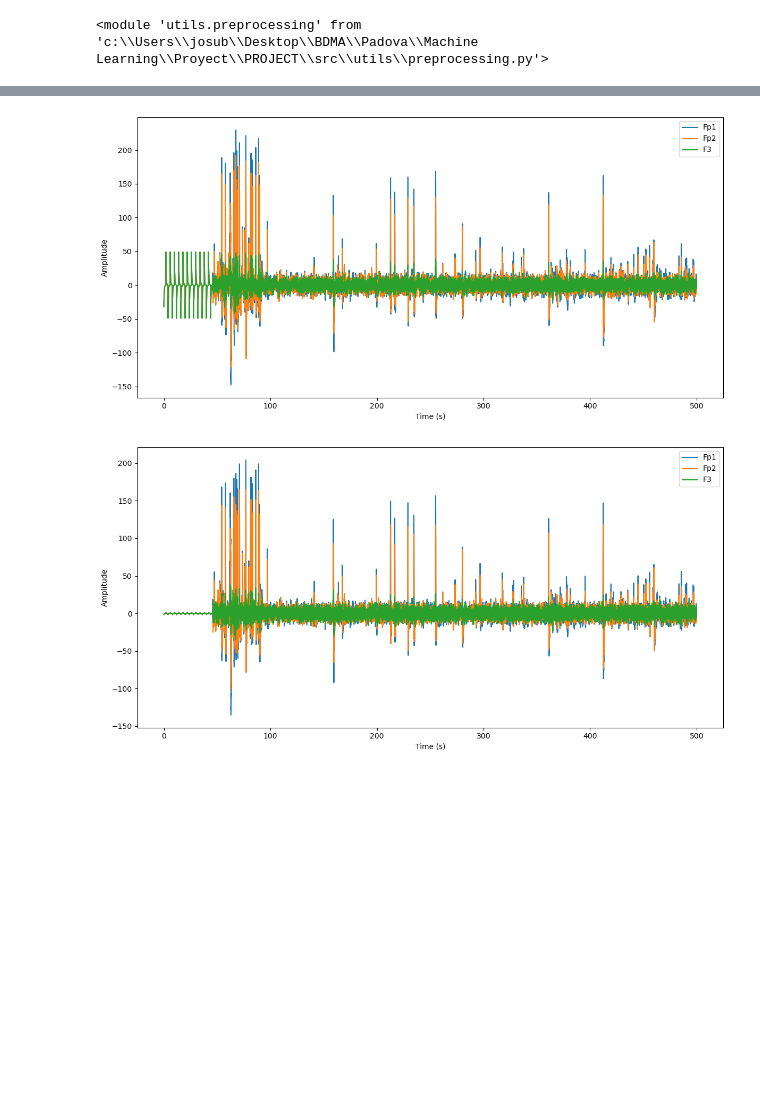
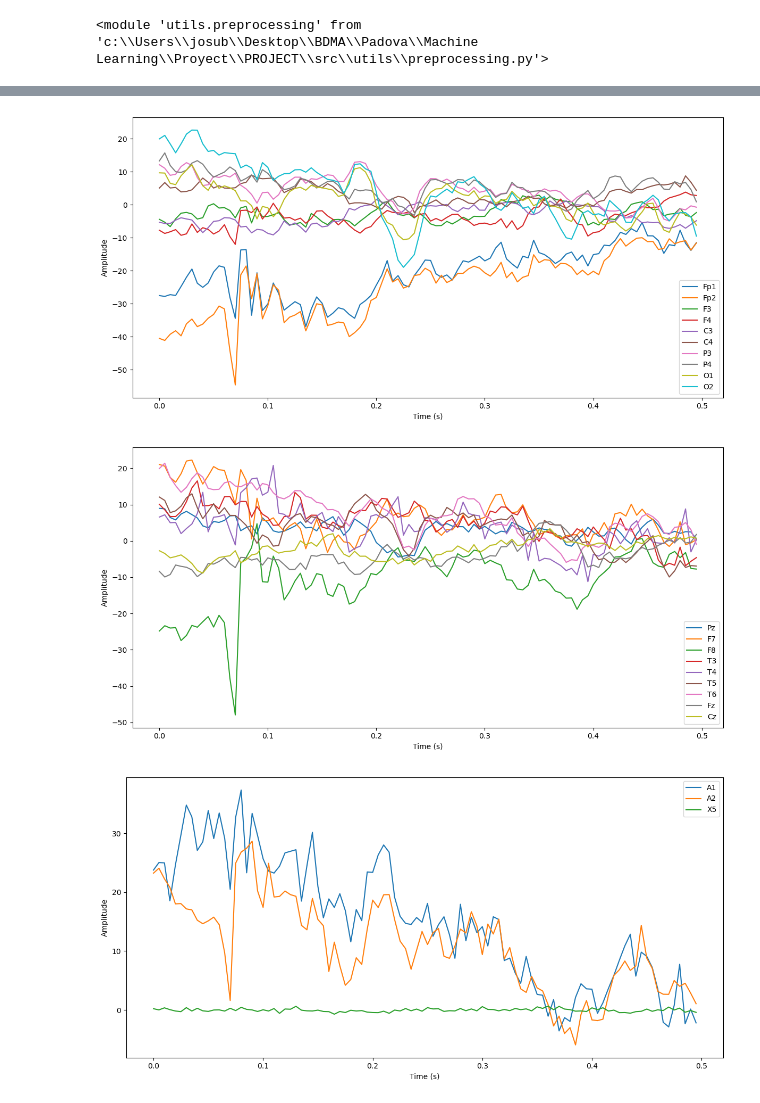
Before and after one commit to eZWALT/ML4HD-Machine-Learning-for-Human-Data, a Jupyter notebook: PROJECT/src/main.ipynb, the cells around one changed output, grey strips where cells are left out. Cells and saved outputs as stored; diff of their text form; code cells hidden in the pictures; blank space fills up the shorter version.

```diff
--- a/PROJECT/src/main.ipynb
+++ b/PROJECT/src/main.ipynb
@@ -60,8 +12,7 @@ shape: (5, 22)
+# %%
+file_name="../data/5F-SubjectA-160405-5St-SGLHand.mat"
 # %%
-import numpy as np
-import matplotlib.pyplot as plt
-# Now this will work properly
-metadata, eeg_data = u.read_file("../data/5F-SubjectB-151110-5St-SGLHand.mat")
+metadata, eeg_data = u.read_file(file_name)
 
 print("METADATA:")
 print(metadata.head())
@@ -118,7 +43,8 @@ Channel C4 → likely line noise: 44.92 Hz
 # %%
-rr=p.robust_reference(eeg_data)
-u.plot_eeg_signals(eeg_data, first_sample=1000, window_size=100000,freq=metadata["sampling_freq"][0], channels=['Fp1', 'Fp2', 'F3'])
-u.plot_eeg_signals(rr[0], first_sample=1000, window_size=100000,freq=metadata["sampling_freq"][0], channels=['Fp1', 'Fp2', 'F3'])
+u.plot_eeg_signals(eeg_data, first_sample=1000, window_size=100, freq=metadata["sampling_freq"][0], channels=['Fp1', 'Fp2', 'F3', 'F4', 'C3', 'C4', 'P3', 'P4', 'O1', 'O2'])
+u.plot_eeg_signals(eeg_data, first_sample=1000, window_size=100, freq=metadata["sampling_freq"][0], channels=['Pz', 'F7', 'F8', 'T3', 'T4', 'T5', 'T6', 'Fz', 'Cz'])
+u.plot_eeg_signals(eeg_data, first_sample=1000, window_size=100, freq=metadata["sampling_freq"][0], channels=['A1', 'A2','X5'])
 # %% [output]
-[figure, old version]
+[figure, new version]
-[figure, old version]
+[figure, new version]
+[figure, added]
```
Also changed, not shown: parts of 14 cells of this notebook, 3 other files.
